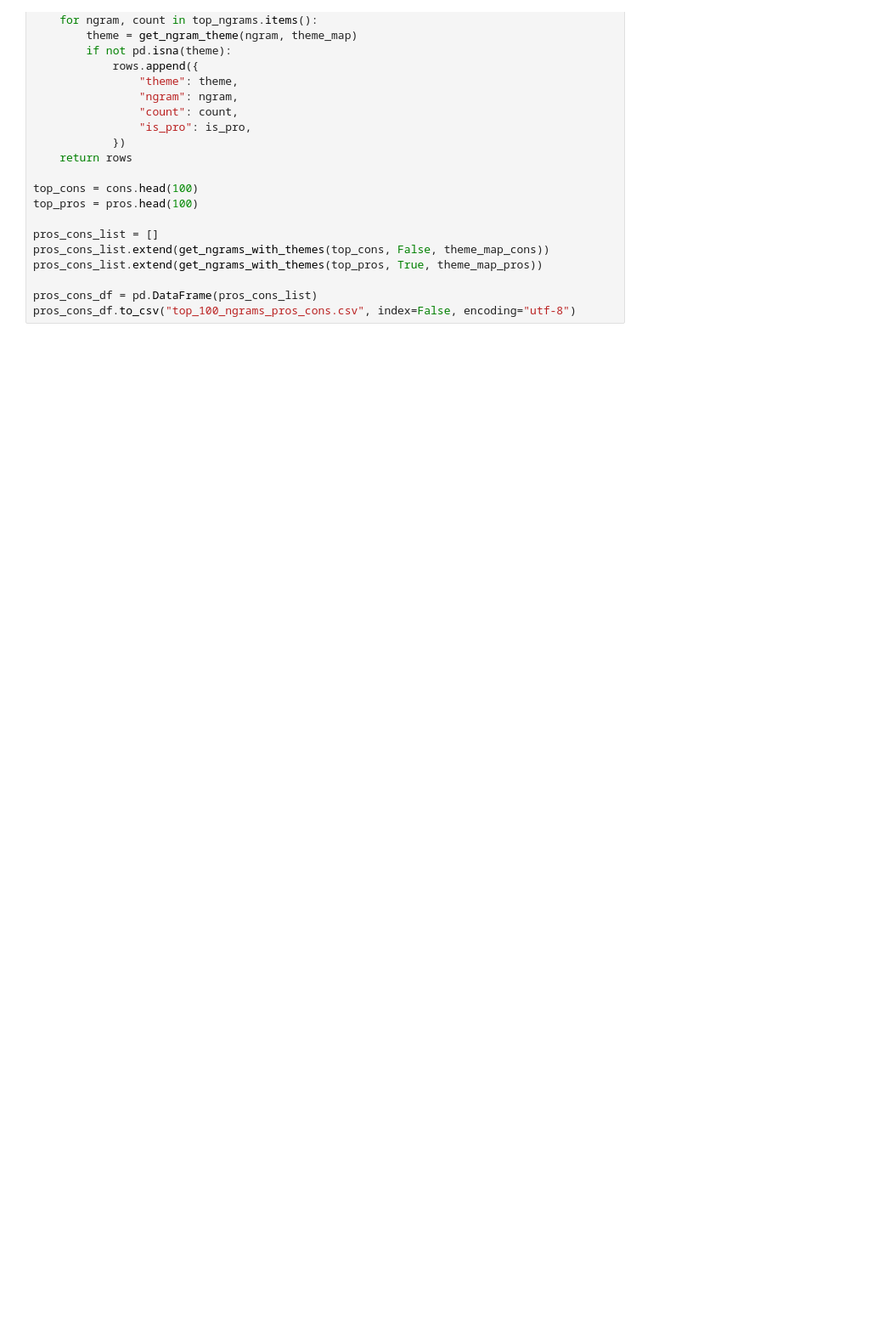
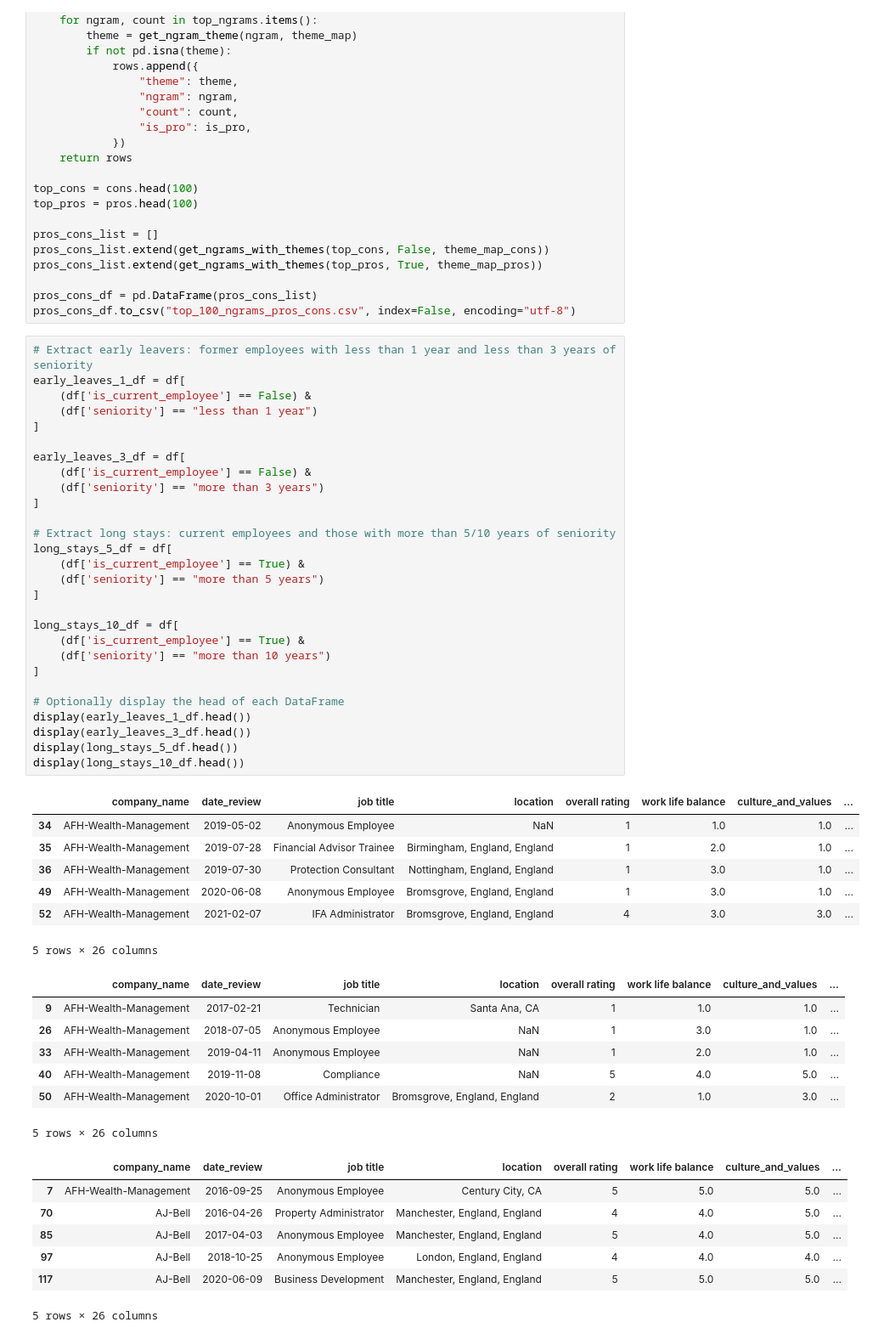
Before and after one commit to javainius/glassdoor-job-review-analysis, a Jupyter notebook: glassdoor.ipynb, the cells around one changed output. Shown at 85% size. Saved outputs shown, nothing was run; the diff lists cells and outputs as text; blank space fills up the shorter version.

Commit message:
extracted early leave and long staying themes

```diff
--- a/glassdoor.ipynb
+++ b/glassdoor.ipynb
@@ -516,3 +516,53 @@ pros_cons_list.extend(get_ngrams_with_themes(top_pros, True, theme_map_pros))
 
 pros_cons_df = pd.DataFrame(pros_cons_list)
 pros_cons_df.to_csv("top_100_ngrams_pros_cons.csv", index=False, encoding="utf-8")
+# %%
+# Extract early leavers: former employees with less than 1 year and less than 3 years of seniority
+early_leaves_1_df = df[
+    (df['is_current_employee'] == False) &
+    (df['seniority'] == "less than 1 year")
+]
+
+early_leaves_3_df = df[
+    (df['is_current_employee'] == False) &
+    (df['seniority'] == "more than 3 years")
+]
+
+# Extract long stays: current employees and those with more than 5/10 years of seniority
+long_stays_5_df = df[
+    (df['is_current_employee'] == True) &
+    (df['seniority'] == "more than 5 years")
+]
+
+long_stays_10_df = df[
+    (df['is_current_employee'] == True) &
+    (df['seniority'] == "more than 10 years")
+]
+
+# Optionally display the head of each DataFrame
+display(early_leaves_1_df.head())
+display(early_leaves_3_df.head())
+display(long_stays_5_df.head())
+display(long_stays_10_df.head())
+# %% [output]
+|  | company_name | date_review | job title | location | overall rating | work life balance | culture_and_values | ... |
+| 34 | AFH-Wealth-Management | 2019-05-02 | Anonymous Employee | NaN | 1 | 1.0 | 1.0 | ... |
+| 35 | AFH-Wealth-Management | 2019-07-28 | Financial Advisor Trainee | Birmingham, England, England | 1 | 2.0 | 1.0 | ... |
+| 36 | AFH-Wealth-Management | 2019-07-30 | Protection Consultant | Nottingham, England, England | 1 | 3.0 | 1.0 | ... |
+| 49 | AFH-Wealth-Management | 2020-06-08 | Anonymous Employee | Bromsgrove, England, England | 1 | 3.0 | 1.0 | ... |
+| 52 | AFH-Wealth-Management | 2021-02-07 | IFA Administrator | Bromsgrove, England, England | 4 | 3.0 | 3.0 | ... |
+5 rows × 26 columns
+|  | company_name | date_review | job title | location | overall rating | work life balance | culture_and_values | ... |
+| 9 | AFH-Wealth-Management | 2017-02-21 | Technician | Santa Ana, CA | 1 | 1.0 | 1.0 | ... |
+| 26 | AFH-Wealth-Management | 2018-07-05 | Anonymous Employee | NaN | 1 | 3.0 | 1.0 | ... |
+| 33 | AFH-Wealth-Management | 2019-04-11 | Anonymous Employee | NaN | 1 | 2.0 | 1.0 | ... |
+| 40 | AFH-Wealth-Management | 2019-11-08 | Compliance | NaN | 5 | 4.0 | 5.0 | ... |
+| 50 | AFH-Wealth-Management | 2020-10-01 | Office Administrator | Bromsgrove, England, England | 2 | 1.0 | 3.0 | ... |
+5 rows × 26 columns
+|  | company_name | date_review | job title | location | overall rating | work life balance | culture_and_values | ... |
+| 7 | AFH-Wealth-Management | 2016-09-25 | Anonymous Employee | Century City, CA | 5 | 5.0 | 5.0 | ... |
+| 70 | AJ-Bell | 2016-04-26 | Property Administrator | Manchester, England, England | 4 | 4.0 | 5.0 | ... |
+| 85 | AJ-Bell | 2017-04-03 | Anonymous Employee | Manchester, England, England | 5 | 4.0 | 5.0 | ... |
+| 97 | AJ-Bell | 2018-10-25 | Anonymous Employee | London, England, England | 4 | 4.0 | 4.0 | ... |
+| 117 | AJ-Bell | 2020-06-09 | Business Development | Manchester, England, England | 5 | 5.0 | 5.0 | ... |
+5 rows × 26 columns
```
Also changed, not shown: parts of 4 cells of this notebook, 1 other file.
